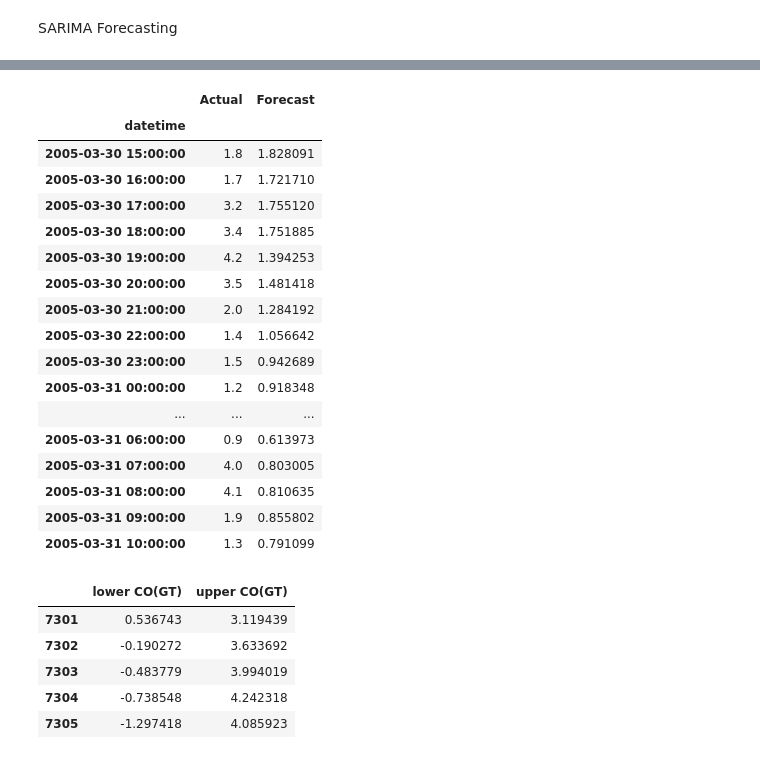
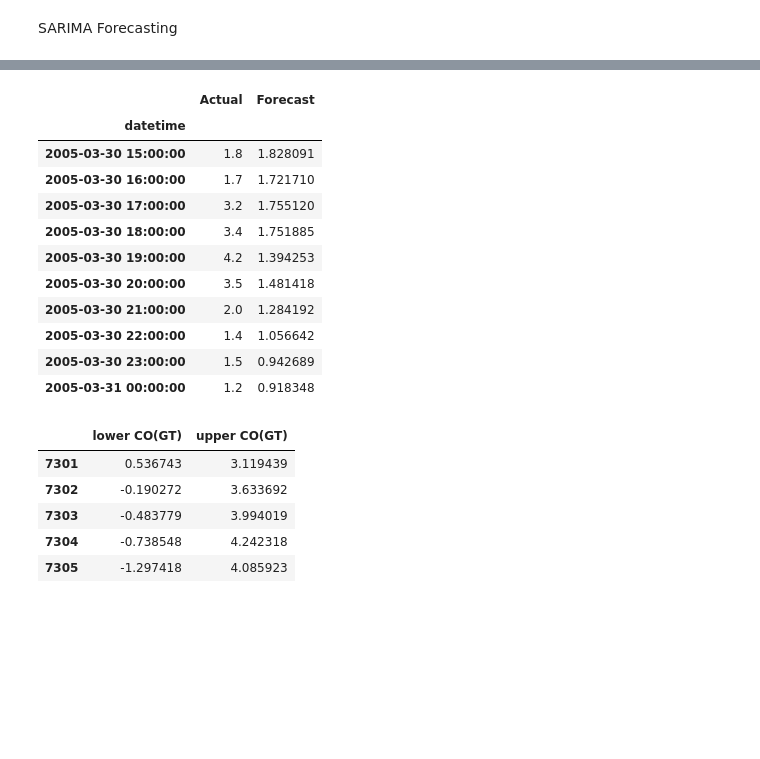
Before and after one commit to avimallik/co_and_no2_time_series_forecasting, a Jupyter notebook: co_and_no2_time_series_forecasting.ipynb, the cells around one changed output, grey strips where cells are left out. Drawn from its saved outputs; the diff is of its cells as text; code cells hidden in the pictures; blank space fills up the shorter version.

```diff
--- a/co_and_no2_time_series_forecasting.ipynb
+++ b/co_and_no2_time_series_forecasting.ipynb
@@ -704,8 +659,8 @@ y_train_uni_co = obj.uniSize(y_of_co_uni)['uni_train_s']
 
 obj_co_sarima_model = ModelSARIMA()
 co_result = obj_co_sarima_model.model_sarima(y_train_uni_co,
-                                        1, 0, 1,
-                                        1, 0, 0, 24).fit(disp=False)
+                                        1, 0, 2,
+                                        0, 0, 1, 24).fit(disp=False)
 
 print(co_result.summary())
 # %% [output]
@@ -733,7 +688,7 @@ y_train_uni_no2 = obj.uniSize(y_of_no2_uni)['uni_train_s']
 obj_no2_sarima_model = ModelSARIMA()
 no2_result = obj_no2_sarima_model.model_sarima(y_train_uni_no2,
                                                0, 1, 1,
-                                               1, 0, 1, 24).fit(disp=False)
+                                               0, 0, 1, 24).fit(disp=False)
 print(no2_result.summary())
 # %% [output]
                                      SARIMAX Results
@@ -801,26 +750,20 @@ df_forecast_no2.head(20)
 # %%
 test_co = obj.uniSize(y_of_co_uni)['uni_test_s']
 df_forecast_co = forecasting.run_forecast(test_co, co_result, 'CO')
-df_forecast_co.head(20)
+df_forecast_co.head(10)
 # %% [output]
 |  | Actual | Forecast |
 | datetime |  |  |
 | 2005-03-30 15:00:00 | 1.8 | 1.828091 |
 | 2005-03-30 16:00:00 | 1.7 | 1.721710 |
 | 2005-03-30 17:00:00 | 3.2 | 1.755120 |
 | 2005-03-30 18:00:00 | 3.4 | 1.751885 |
 | 2005-03-30 19:00:00 | 4.2 | 1.394253 |
 | 2005-03-30 20:00:00 | 3.5 | 1.481418 |
 | 2005-03-30 21:00:00 | 2.0 | 1.284192 |
 | 2005-03-30 22:00:00 | 1.4 | 1.056642 |
 | 2005-03-30 23:00:00 | 1.5 | 0.942689 |
 | 2005-03-31 00:00:00 | 1.2 | 0.918348 |
-| ... | ... | ... |
-| 2005-03-31 06:00:00 | 0.9 | 0.613973 |
-| 2005-03-31 07:00:00 | 4.0 | 0.803005 |
-| 2005-03-31 08:00:00 | 4.1 | 0.810635 |
-| 2005-03-31 09:00:00 | 1.9 | 0.855802 |
-| 2005-03-31 10:00:00 | 1.3 | 0.791099 |
 # %%
 def forecast_plot(yTest, df_forecast, conf_int, col_name):
     plt.figure(figsize=(12, 6))
```
Also changed, not shown: parts of 28 cells of this notebook, 1 other file.
